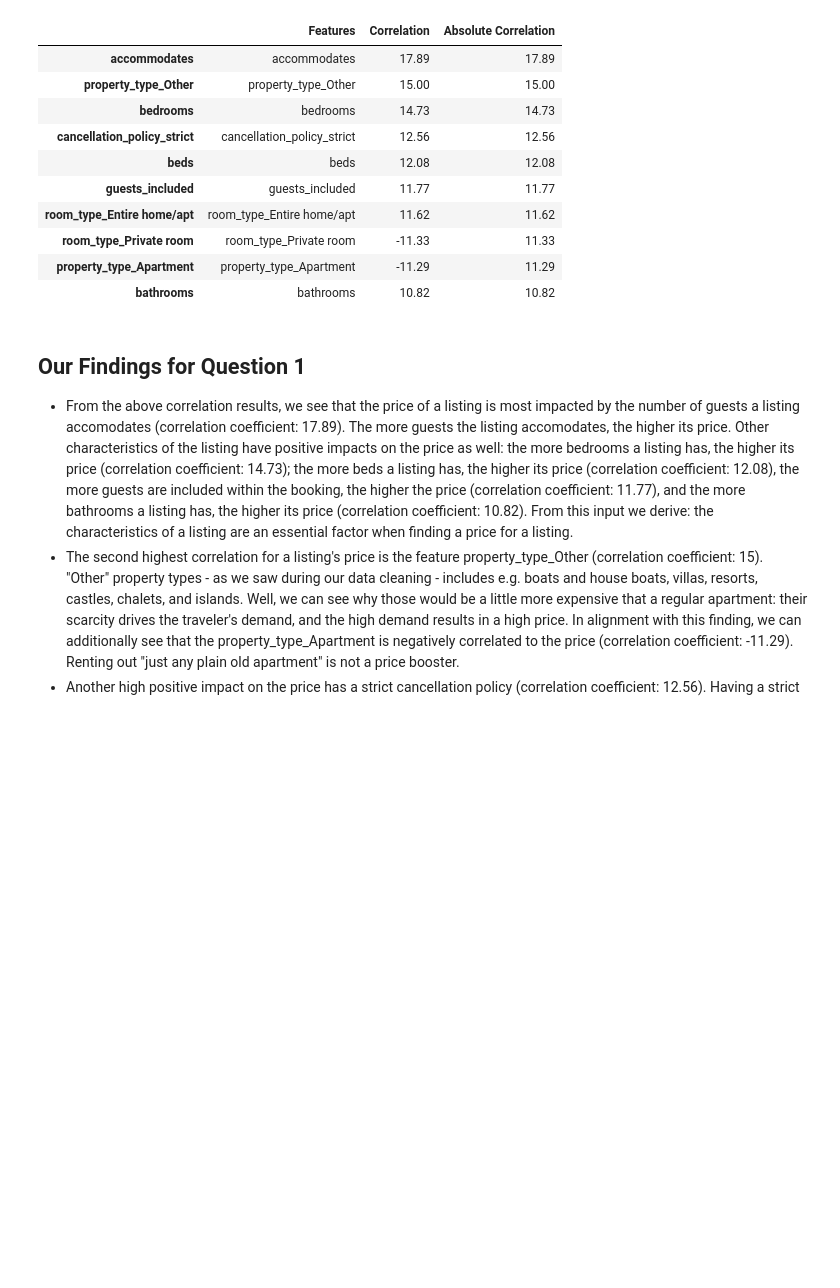
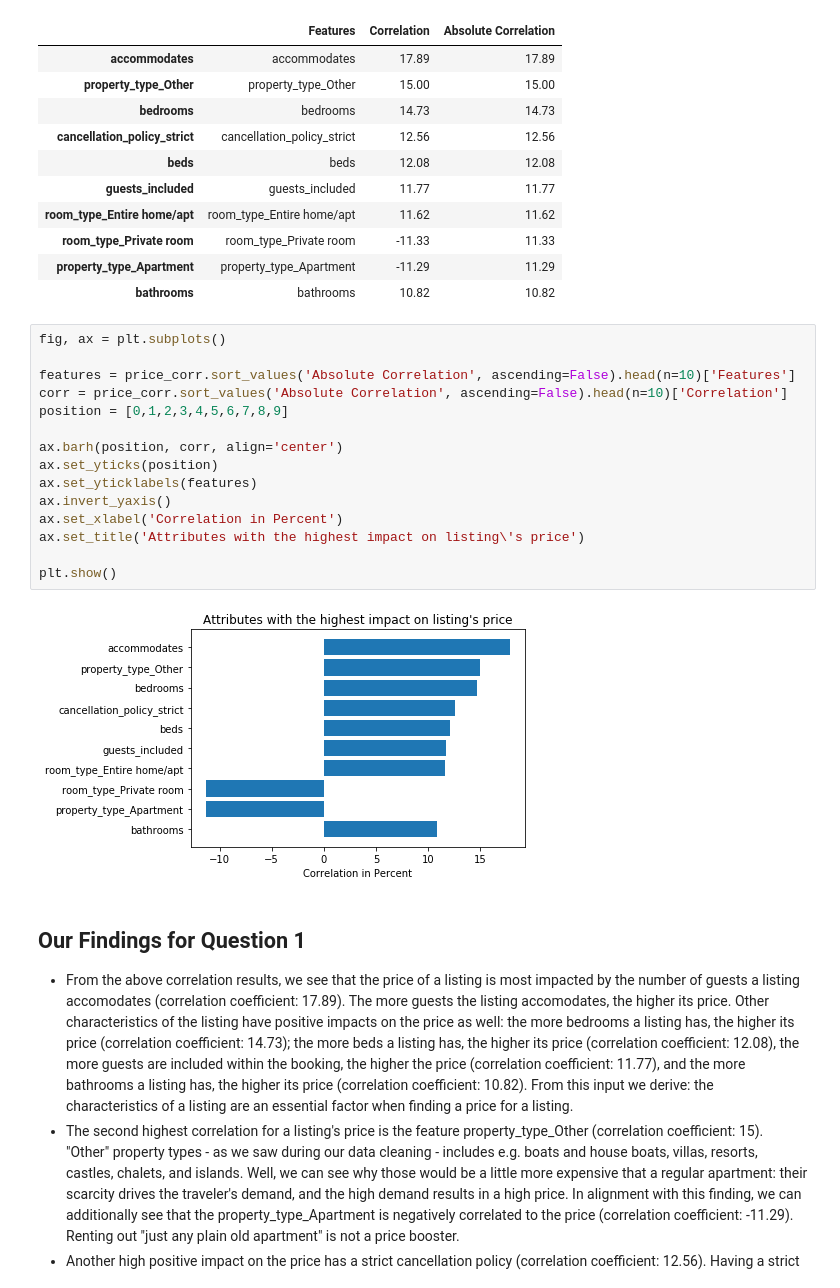
Before and after one commit to felineR/airbnbanalysis, a Jupyter notebook: AirBnBDataScience.ipynb, the cells around one changed output. Drawn from its saved outputs; the diff is of its cells as text; blank space fills up the shorter version.

Commit message:
Including plots to visualize findings

```diff
--- a/AirBnBDataScience.ipynb
+++ b/AirBnBDataScience.ipynb
@@ -56,6 +56,23 @@ price_corr.sort_values('Absolute Correlation', ascending=False).head(n=10)
 | room_type_Private room | room_type_Private room | -11.33 | 11.33 |
 | property_type_Apartment | property_type_Apartment | -11.29 | 11.29 |
 | bathrooms | bathrooms | 10.82 | 10.82 |
+# %%
+fig, ax = plt.subplots()
+
+features = price_corr.sort_values('Absolute Correlation', ascending=False).head(n=10)['Features']
+corr = price_corr.sort_values('Absolute Correlation', ascending=False).head(n=10)['Correlation']
+position = [0,1,2,3,4,5,6,7,8,9]
+
+ax.barh(position, corr, align='center')
+ax.set_yticks(position)
+ax.set_yticklabels(features)
+ax.invert_yaxis()
+ax.set_xlabel('Correlation in Percent')
+ax.set_title('Attributes with the highest impact on listing\'s price')
+
+plt.show()
+# %% [output]
+[figure, added]
 # %% [markdown]
 ## Our Findings for Question 1
 - From the above correlation results, we see that the price of a listing is most impacted by the number of guests a listing accomodates (correlation coefficient: 17.89). The more guests the listing accomodates, the higher its price. Other characteristics of the listing have positive impacts on the price as well: the more bedrooms a listing has, the higher its price (correlation coefficient: 14.73); the more beds a listing has, the higher its price (correlation coefficient: 12.08), the more guests are included within the booking, the higher the price (correlation coefficient: 11.77), and the more bathrooms a listing has, the higher its price (correlation coefficient: 10.82). From this input we derive: the characteristics of a listing are an essential factor when finding a price for a listing.
```
Also changed, not shown: parts of 2 cells of this notebook.
